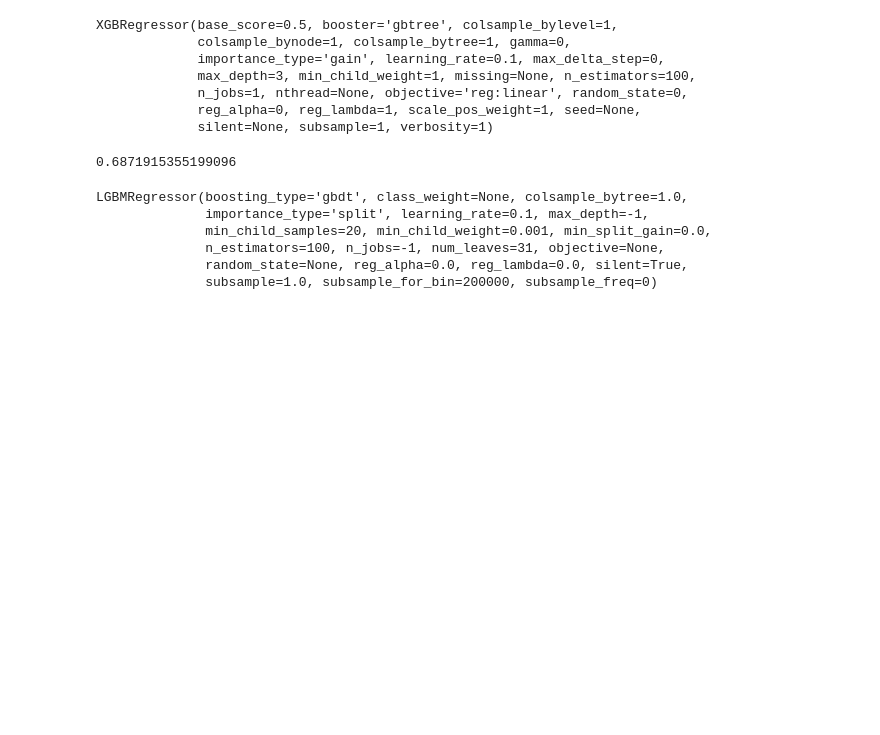
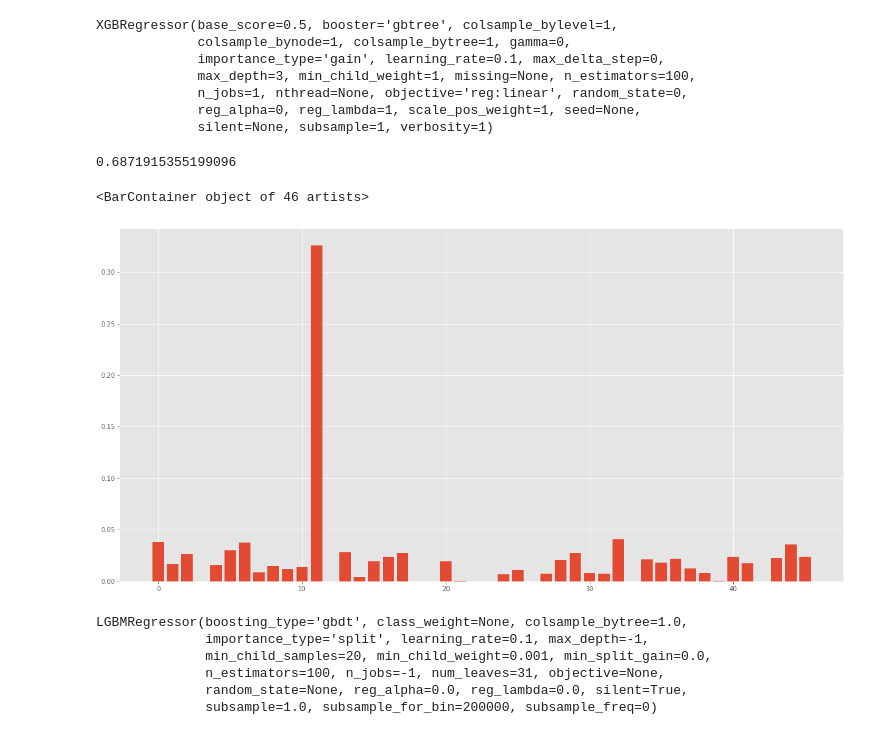
Before and after one commit to jainrasik/NYC-Taxi-Trip-Time-Prediction-Rasik-Jain, a Jupyter notebook: NYC_Taxi_Trip_Time_Prediction_rasik_jain_Capstone_Project.ipynb, the cells around one changed output. Drawn from its saved outputs; the diff is of its cells as text; code cells hidden in the pictures; blank space fills up the shorter version.

```diff
--- a/NYC_Taxi_Trip_Time_Prediction_rasik_jain_Capstone_Project.ipynb
+++ b/NYC_Taxi_Trip_Time_Prediction_rasik_jain_Capstone_Project.ipynb
@@ -338,3 +350,9 @@ xg.score(xtrain,ytrain)
+# %%
+importance=xg.feature_importances_
+plt.bar([x for x in range(len(importance))], importance)
+# %% [output]
+<BarContainer object of 46 artists>
+[figure, added]
 # %%
 from lightgbm import LGBMRegressor
 lgb=LGBMRegressor()
```
Also changed, not shown: parts of 14 cells of this notebook.
